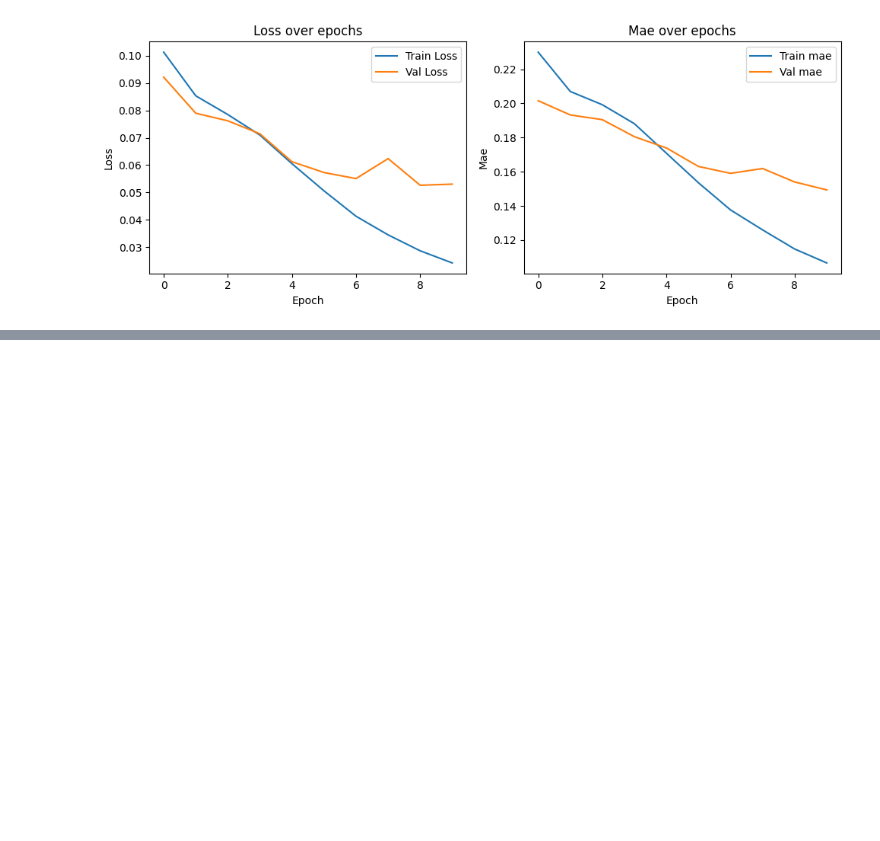
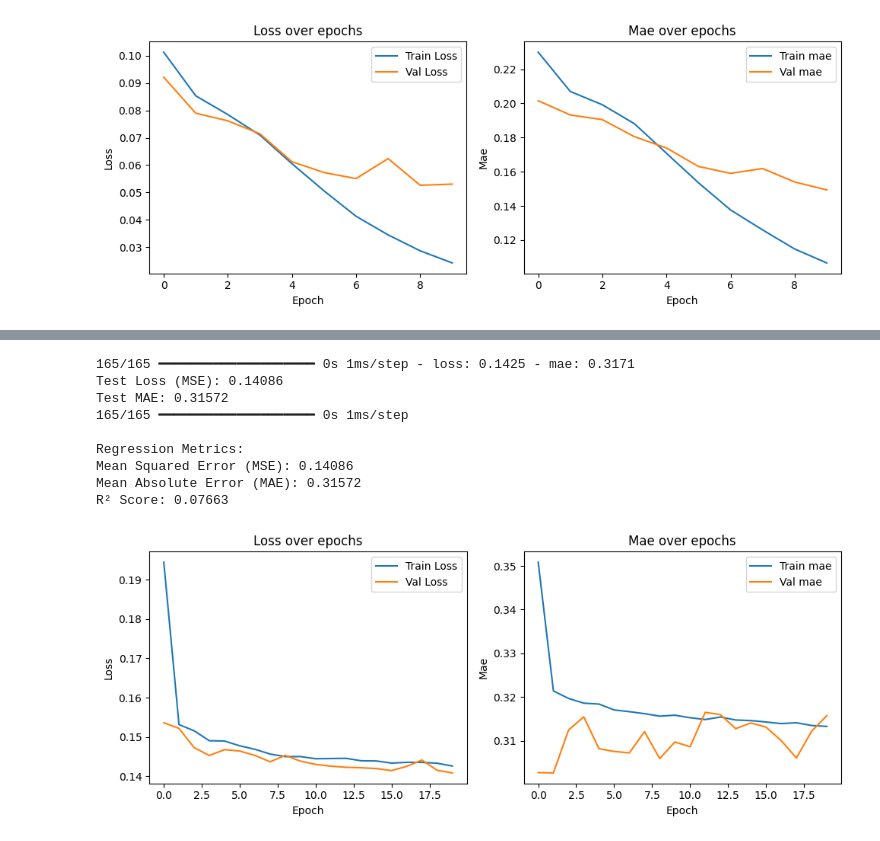
Before and after one commit to oreshnya/crispr, a Jupyter notebook: crispr_bert.ipynb, the cells around one changed output, grey strips where cells are left out. Saved outputs shown, nothing was run; the diff lists cells and outputs as text; code cells hidden in the pictures; blank space fills up the shorter version.

Commit message:
Различные веса для crispr-bert

```diff
--- a/crispr_bert.ipynb
+++ b/crispr_bert.ipynb
@@ -487,0 +517,23 @@ R² Score: 0.65500
+# %%
+def build_bert_regression():
+    # Входной слой для BERT-эмбеддингов
+    X_bert_in = Input(shape=(256,))
+
+    # Полносвязные слои
+    x = Dense(128, activation="relu")(X_bert_in)
+    x = Dropout(0.3)(x)
+    x = Dense(64, activation="relu")(x)
+    x = Dropout(0.3)(x)
+
+    # Выходной слой (регрессия)
+    output = Dense(1, activation="linear")(x)
+
+    # Определяем модель
+    model = Model(inputs=X_bert_in, outputs=output)
+    model.compile(loss="mse", optimizer=Adam(0.0001), metrics=["mae"])
+
+    print(model.summary())
+    return model
+
+# Создаем и проверяем модель
+model = build_bert_regression()
@@ -487,0 +561,6 @@ R² Score: 0.65500
+# %%
+# Очищаем сессию
+K.clear_session()
+
+# Создаем заново модель
+model = build_bert_regression()
@@ -487,0 +588,13 @@ R² Score: 0.65500
+# %%
+# Коллбэки (опционально)
+early_stopping = EarlyStopping(monitor="val_loss", patience=5, restore_best_weights=True)
+reduce_lr = ReduceLROnPlateau(monitor="val_loss", factor=0.5, patience=3, verbose=1)
+
+history = model.fit(
+    X_bert_train, y_train,  # Только BERT-эмбеддинги
+    batch_size=32,
+    epochs=20,
+    validation_data=(X_bert_test, y_test),
+    callbacks=[early_stopping, reduce_lr],
+    verbose=1
+)
@@ -487,0 +621,14 @@ R² Score: 0.65500
+# %%
+results_df, mse, mae, r2 = evaluate_regression_model(model, X_bert_test, y_test)
+plot_learning_curves(history, metric='mae')
+# %% [output]
+165/165 ━━━━━━━━━━━━━━━━━━━━ 0s 1ms/step - loss: 0.1425 - mae: 0.3171
+Test Loss (MSE): 0.14086
+Test MAE: 0.31572
+165/165 ━━━━━━━━━━━━━━━━━━━━ 0s 1ms/step
+
+Regression Metrics:
+Mean Squared Error (MSE): 0.14086
+Mean Absolute Error (MAE): 0.31572
+R² Score: 0.07663
+[figure, added]
```
Also changed, not shown: parts of 27 cells of this notebook, 3 other files.
